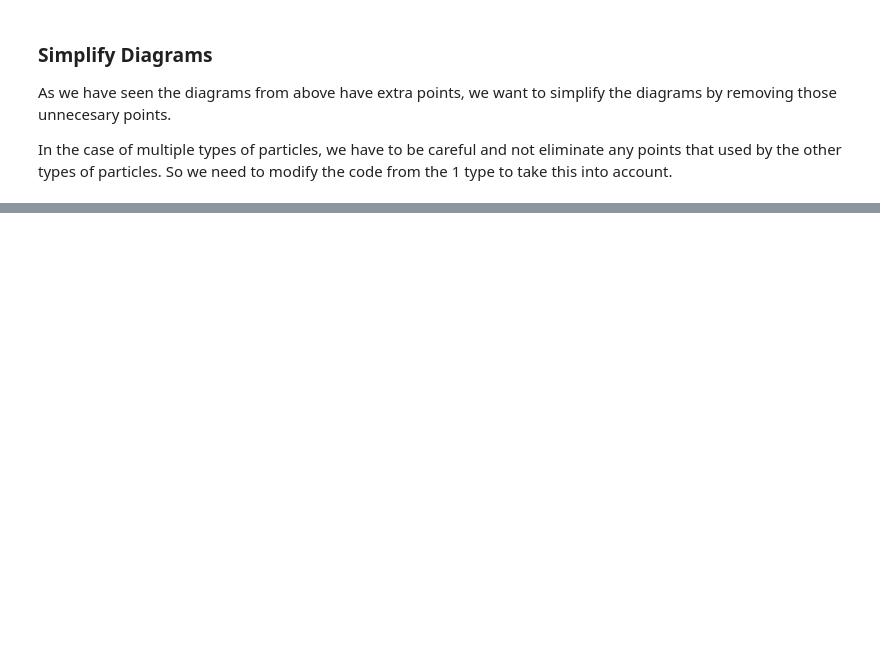
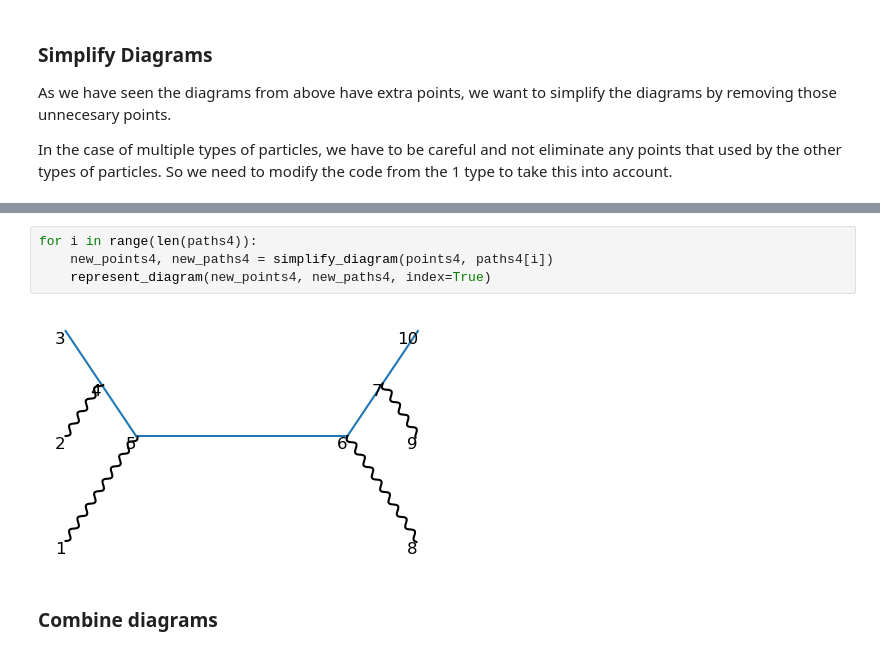
Before and after one commit to liuzhuozhuo/edp-renormalization, a Jupyter notebook: python/development/multiparticles.ipynb, the cells around one changed output, grey strips where cells are left out. Drawn from its saved outputs; the diff is of its cells as text; blank space fills up the shorter version.

```diff
--- a/python/development/multiparticles.ipynb
+++ b/python/development/multiparticles.ipynb
@@ -464,0 +553,8 @@ In the case of multiple types of particles, we have to be careful and not elimin
+# %%
+for i in range(len(paths4)):
+    new_points4, new_paths4 = simplify_diagram(points4, paths4[i])
+    represent_diagram(new_points4, new_paths4, index=True)
+# %% [output]
+[figure, added]
+# %% [markdown]
+### Combine diagrams
```
Also changed, not shown: parts of 17 cells of this notebook.
